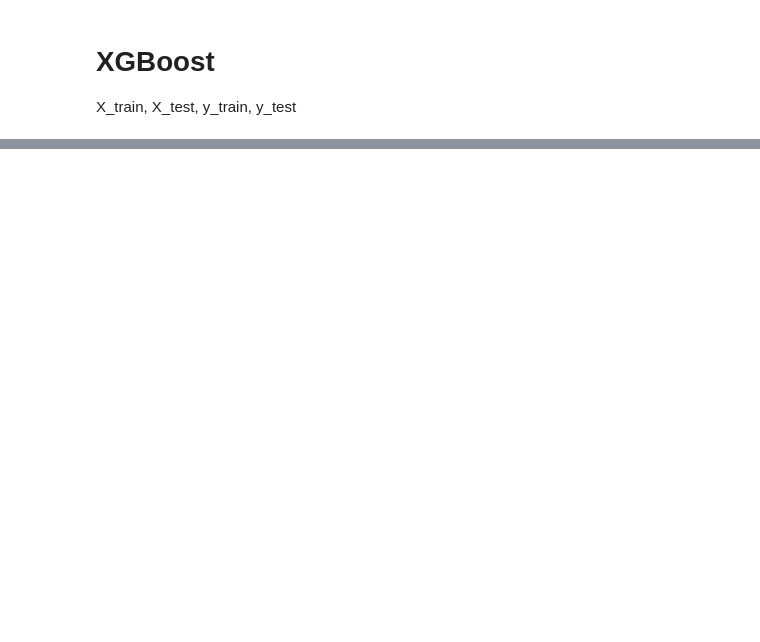
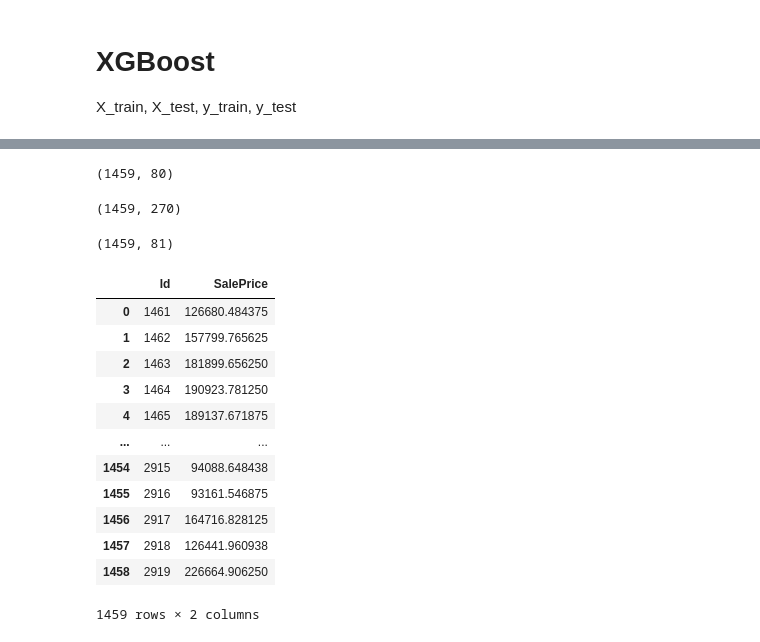
Before and after one commit to ptg1995/kaggle_predict_price_houses, a Jupyter notebook: price houses analisys.ipynb, the cells around one changed output, grey strips where cells are left out. Drawn from its saved outputs; the diff is of its cells as text; code cells hidden in the pictures; blank space fills up the shorter version.

```diff
--- a/price houses analisys.ipynb
+++ b/price houses analisys.ipynb
@@ -321,0 +226,37 @@ sns.distplot((y_test-predict))
+# %%
+test_kaggle = pd.read_csv('./test.csv')
+test_kaggle.shape
+# %% [output]
+(1459, 80)
+# %%
+X_test_kaggle = pd.DataFrame(trf_train.transform(X_test_kaggle), columns = trf_train.get_feature_names())
+X_test_kaggle.shape
+# %% [output]
+(1459, 270)
+# %%
+predict_xgb_kaggle = arvores_poderosas.predict(X_test_kaggle)
+# %%
+predict_kaggle = pd.DataFrame(predict_xgb_kaggle, columns=['SalePrice'])
+# %%
+predict_kaggle = test_kaggle.join(predict_kaggle)
+predict_kaggle.shape
+# %% [output]
+(1459, 81)
+# %%
+kaggle_submmit = predict_kaggle[['Id','SalePrice']]
+# %%
+kaggle_submmit
+# %% [output]
+|  | Id | SalePrice |
+| 0 | 1461 | 126680.484375 |
+| 1 | 1462 | 157799.765625 |
+| 2 | 1463 | 181899.656250 |
+| 3 | 1464 | 190923.781250 |
+| 4 | 1465 | 189137.671875 |
+| ... | ... | ... |
+| 1454 | 2915 | 94088.648438 |
+| 1455 | 2916 | 93161.546875 |
+| 1456 | 2917 | 164716.828125 |
+| 1457 | 2918 | 126441.960938 |
+| 1458 | 2919 | 226664.906250 |
+1459 rows × 2 columns
```
Also changed, not shown: parts of 56 cells of this notebook.
